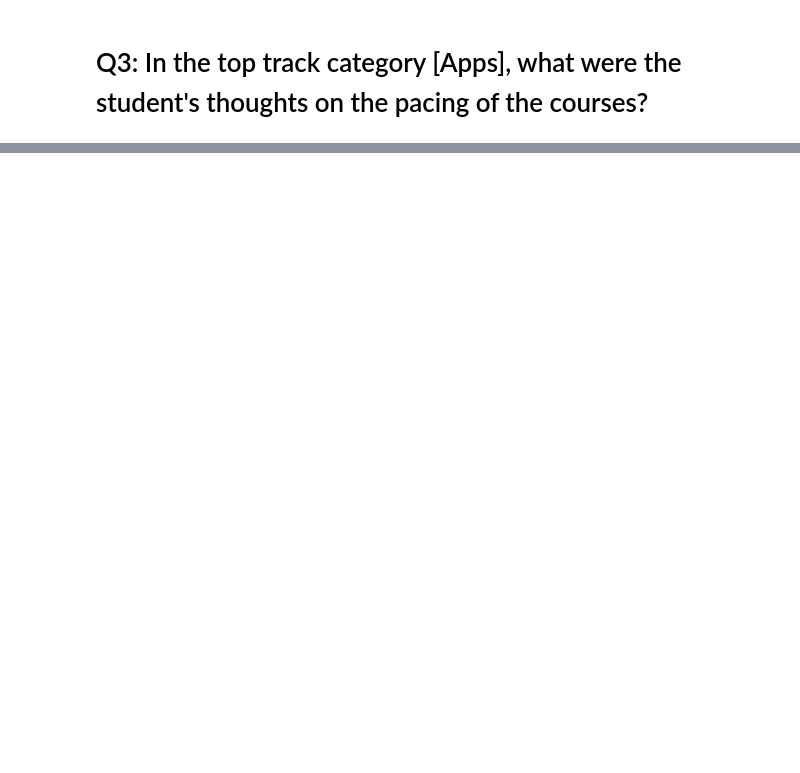
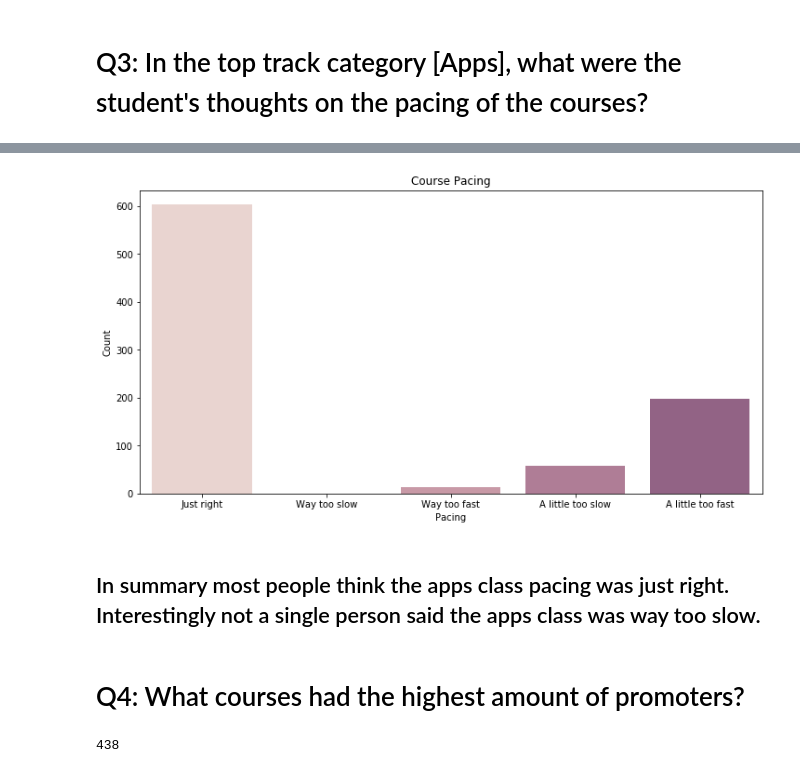
Before and after one commit to jon-infante/NPS_project, a Jupyter notebook: MidProject.ipynb, the cells around one changed output, grey strips where cells are left out. Saved outputs shown, nothing was run; the diff lists cells and outputs as text; code cells hidden in the pictures; blank space fills up the shorter version.

```diff
--- a/MidProject.ipynb
+++ b/MidProject.ipynb
@@ -129,0 +227,35 @@ Name: Track, dtype: int64
+# %%
+df2 = pd.DataFrame()
+
+df2['Pacing'] = ['Just right', 'Way too slow', 'Way too fast', 'A little too slow', 'A little too fast']
+df2['Count'] = apps_pacing()
+plt.figure(figsize=(12, 6))
+ax = sns.barplot(x="Pacing", y="Count", data=df2,
+                 palette=sns.cubehelix_palette(8)).set_title('Course Pacing')
+# %% [output]
+[figure, added]
+# %% [markdown]
+## In summary most people think the apps class pacing was just right. Interestingly not a single person said the apps class was way too slow.
+# %% [markdown]
+# Q4: What courses had the highest amount of promoters?
+# %%
+def promoters():
+    scores = {}
+    tracks = ['Apps', 'Apps, Explorer', 'Games', 'VR', 'Games, Explorer']
+    for track in tracks:
+        apps_rating = df[df['Track'] == track]['Rating']
+        for rating in apps_rating:
+            # dealing with NaN values
+            try:
+                rating = int(rating)
+            except ValueError:
+                break
+            if rating >= 9:
+                if track not in scores:
+                    scores[track] = scores.get(track, 1)
+                else:
+                    scores[track] += 1
+    return scores
+promoters()['Apps']
+# %% [output]
+438
```
Also changed, not shown: parts of 11 cells of this notebook.
